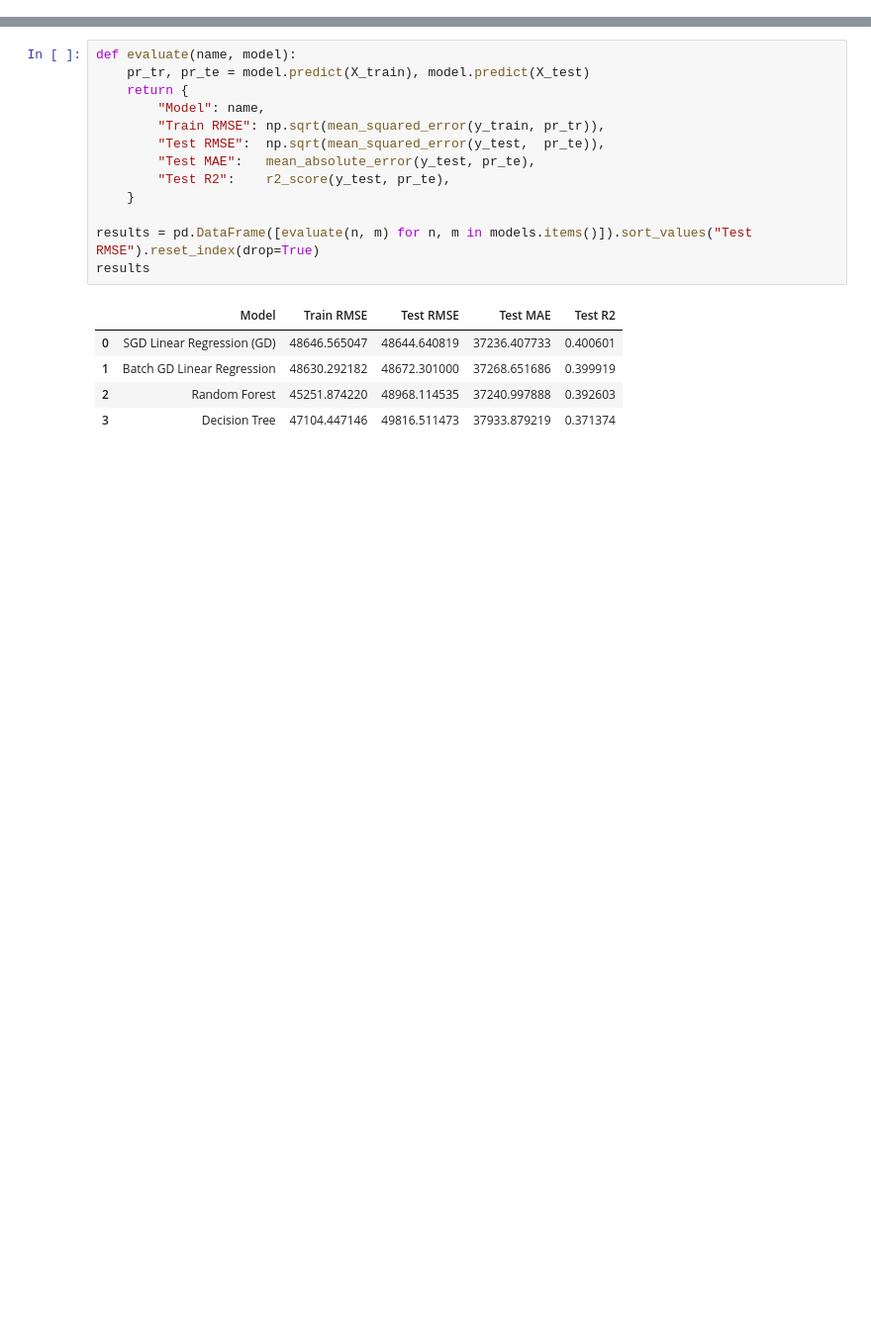
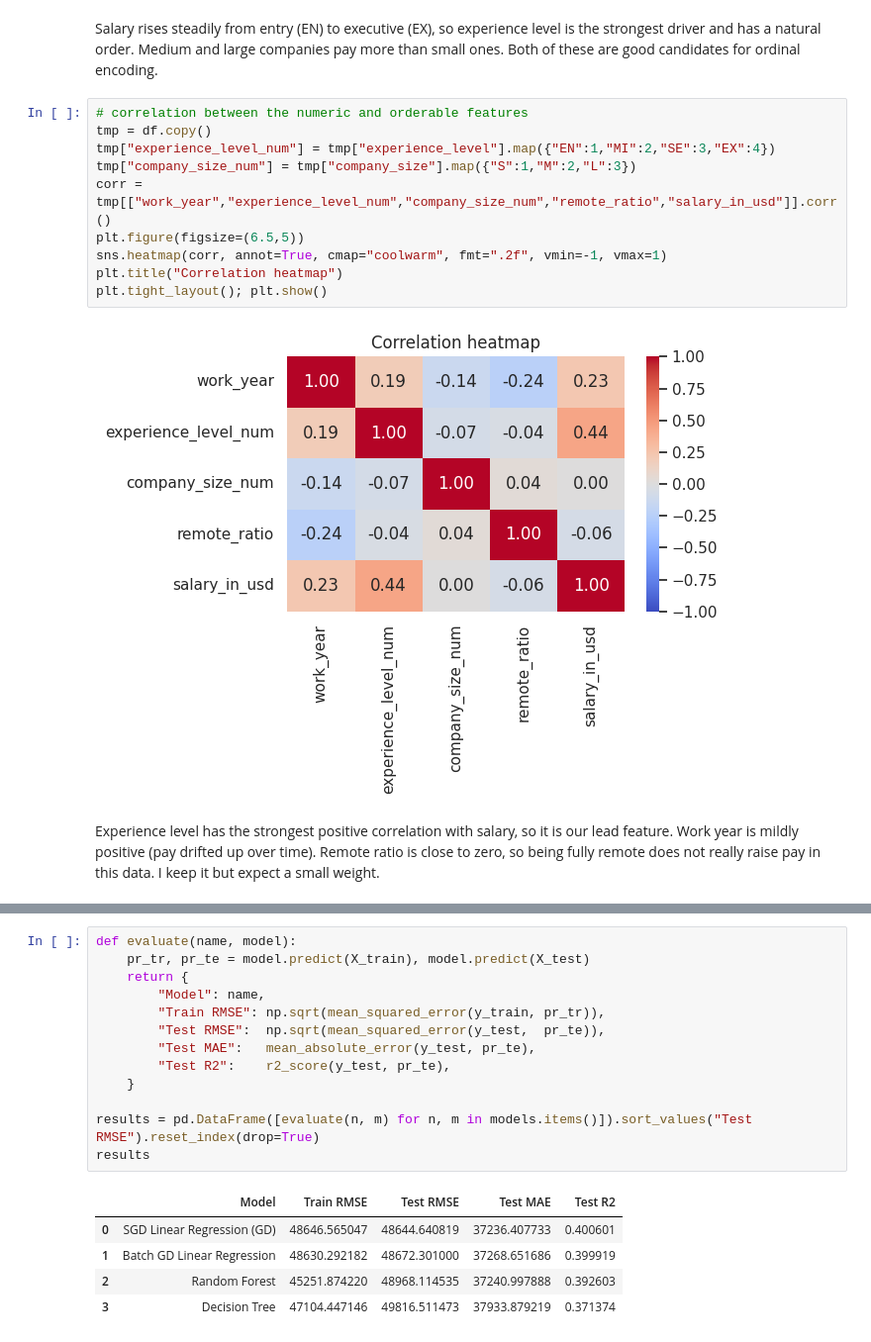
Before and after one commit to SHYAKA-Aime/Regression-Analysis-Mobile-Application, a Jupyter notebook: summative/linear_regression/multivariate.ipynb, the cells around one changed output, grey strips where cells are left out. Shown at 99% size. Saved outputs shown, nothing was run; the diff lists cells and outputs as text; blank space fills up the shorter version.

```diff
--- a/summative/linear_regression/multivariate.ipynb
+++ b/summative/linear_regression/multivariate.ipynb
@@ -430,0 +151,21 @@ Trained: ['SGD Linear Regression (GD)', 'Batch GD Linear Regression', 'Random Fo
+# %% [markdown]
+Salary rises steadily from entry (EN) to executive (EX), so experience level is the
+strongest driver and has a natural order. Medium and large companies pay more than small
+ones. Both of these are good candidates for ordinal encoding.
+# %%
+# correlation between the numeric and orderable features
+tmp = df.copy()
+tmp["experience_level_num"] = tmp["experience_level"].map({"EN":1,"MI":2,"SE":3,"EX":4})
+tmp["company_size_num"] = tmp["company_size"].map({"S":1,"M":2,"L":3})
+corr = tmp[["work_year","experience_level_num","company_size_num","remote_ratio","salary_in_usd"]].corr()
+plt.figure(figsize=(6.5,5))
+sns.heatmap(corr, annot=True, cmap="coolwarm", fmt=".2f", vmin=-1, vmax=1)
+plt.title("Correlation heatmap")
+plt.tight_layout(); plt.show()
+# %% [output]
+[figure, added]
+# %% [markdown]
+Experience level has the strongest positive correlation with salary, so it is our lead
+feature. Work year is mildly positive (pay drifted up over time). Remote ratio is close to
+zero, so being fully remote does not really raise pay in this data. I keep it but expect a
+small weight.
```
Also changed, not shown: parts of 56 cells of this notebook, 8 other files.
